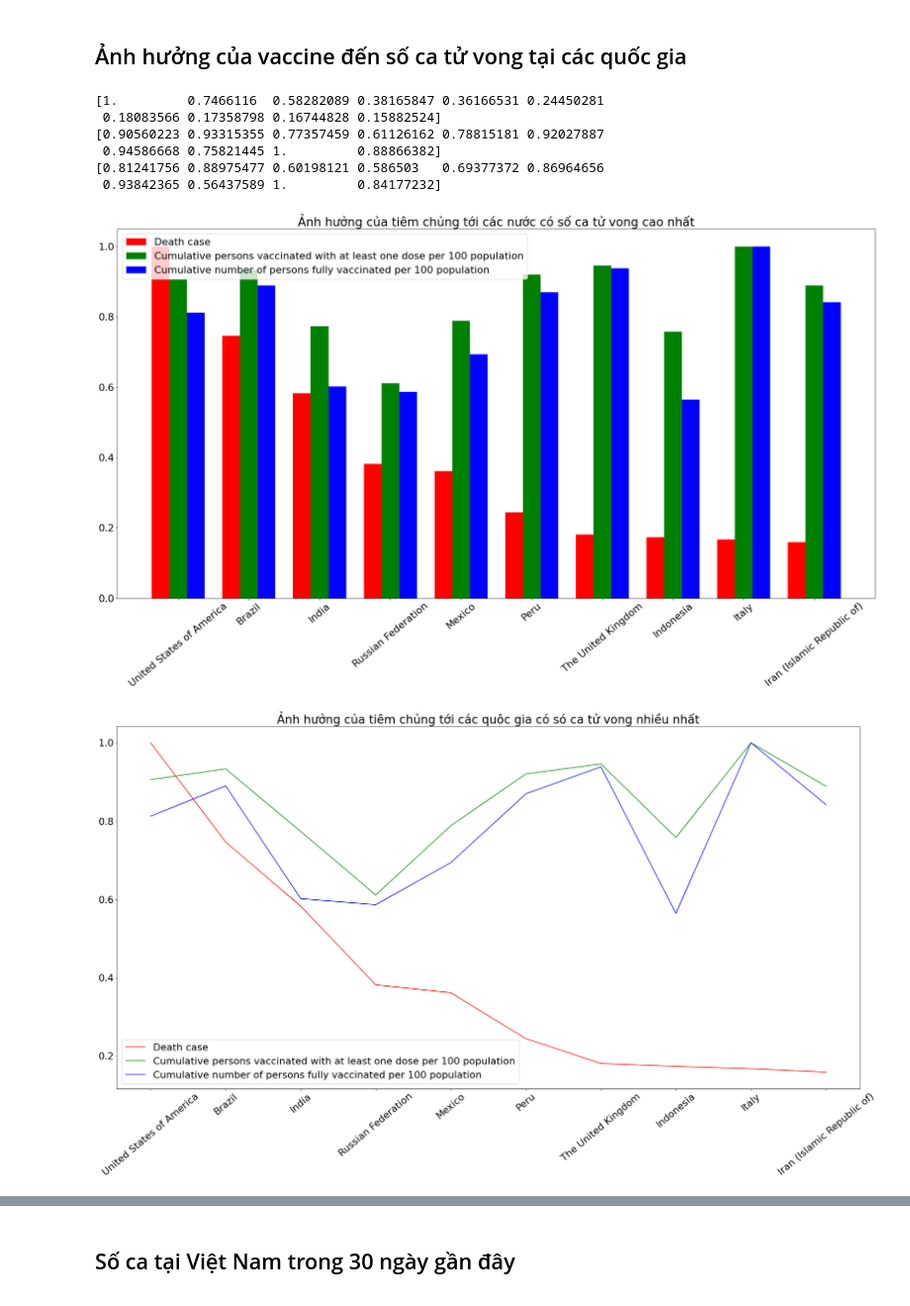
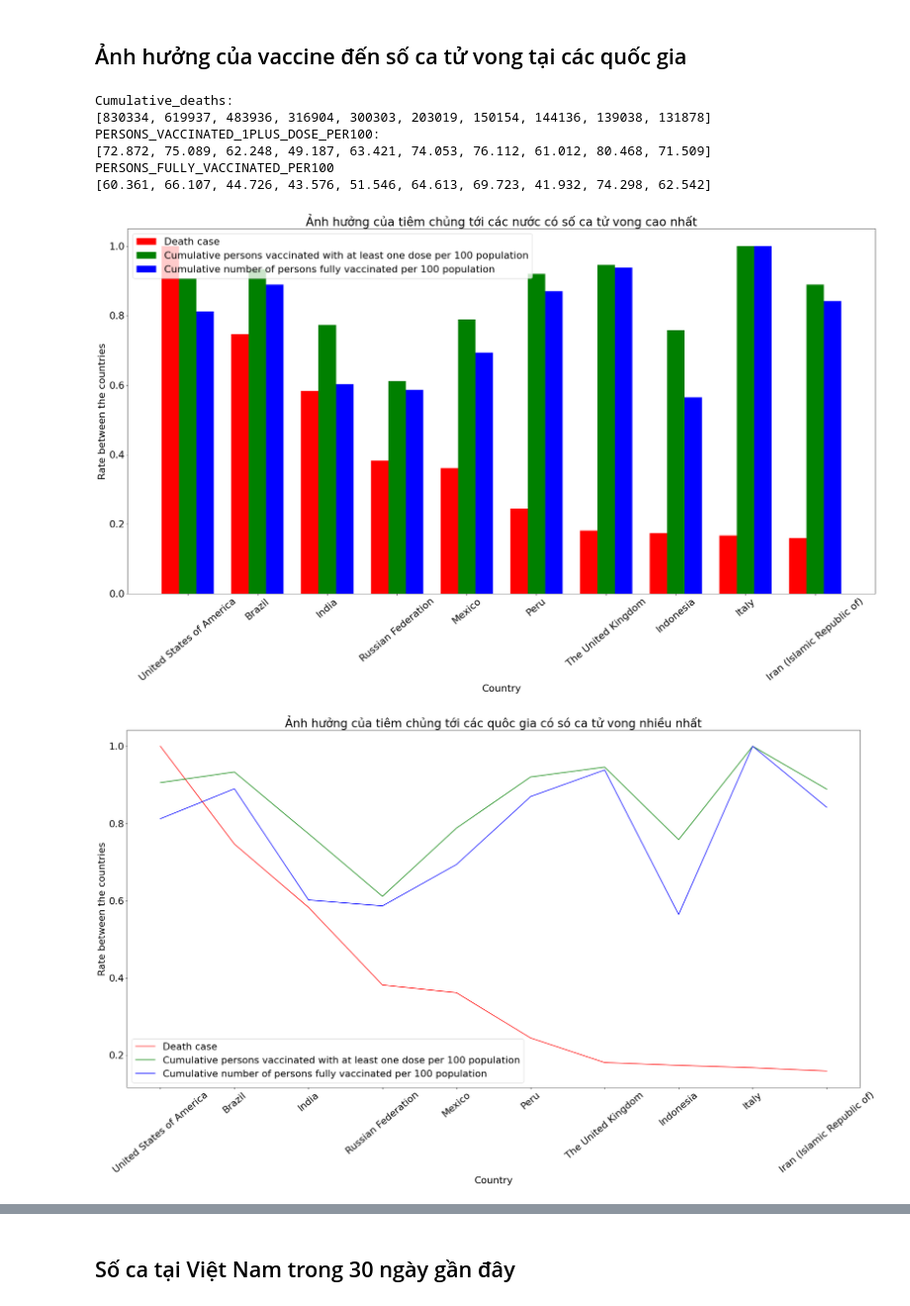
Before and after one commit to hainguyen201/DataManagementAndVisualization, a Jupyter notebook: pyspark/DataCovidAnalysis.ipynb, the cells around one changed output, grey strips where cells are left out. Shown at 99% size. Drawn from its saved outputs; the diff is of its cells as text; code cells hidden in the pictures.

```diff
--- a/pyspark/DataCovidAnalysis.ipynb
+++ b/pyspark/DataCovidAnalysis.ipynb
@@ -686,43 +791,51 @@ total_death_case_and_vaccine=total_death_case.head(10)
 total_death_case_and_vaccine=pd.merge(total_death_case_and_vaccine, vaccin_data, left_on="Country", right_on="COUNTRY")
 
 total_death_list=total_death_case_and_vaccine['Cumulative_deaths'].values.tolist()
+print('Cumulative_deaths:')
+print(total_death_list)
 total_death_list=total_death_list/np.max(total_death_list)
-print(total_death_list)
 total_PERSONS_VACCINATED_1PLUS_DOSE_PER100_list=total_death_case_and_vaccine['PERSONS_VACCINATED_1PLUS_DOSE_PER100'].values.tolist()
+print('PERSONS_VACCINATED_1PLUS_DOSE_PER100:')
+print(total_PERSONS_VACCINATED_1PLUS_DOSE_PER100_list)
 total_PERSONS_VACCINATED_1PLUS_DOSE_PER100_list=total_PERSONS_VACCINATED_1PLUS_DOSE_PER100_list/np.max(total_PERSONS_VACCINATED_1PLUS_DOSE_PER100_list)
-print(total_PERSONS_VACCINATED_1PLUS_DOSE_PER100_list)
 total_PERSONS_FULLY_VACCINATED_PER100_list=total_death_case_and_vaccine['PERSONS_FULLY_VACCINATED_PER100'].values.tolist()
+print('PERSONS_FULLY_VACCINATED_PER100')
+print(total_PERSONS_FULLY_VACCINATED_PER100_list)
 total_PERSONS_FULLY_VACCINATED_PER100_list=total_PERSONS_FULLY_VACCINATED_PER100_list/np.max(total_PERSONS_FULLY_VACCINATED_PER100_list)
-print(total_PERSONS_FULLY_VACCINATED_PER100_list)
+
 
 list_country=total_death_case_and_vaccine['Country'].values.tolist()
 plt.figure(figsize=(30,15))
 list_country_axis=np.arange(len(list_country))
 
 width = 0.25
 
 plt.bar(list_country_axis, total_death_list,width , label = 'Death case', color='red')
 plt.bar(list_country_axis+width, total_PERSONS_VACCINATED_1PLUS_DOSE_PER100_list,width, label = 'Cumulative persons vaccinated with at least one dose per 100 population', color='g')
 plt.bar(list_country_axis+width*2, total_PERSONS_FULLY_VACCINATED_PER100_list, width, label = 'Cumulative number of persons fully vaccinated per 100 population', color='b')
 plt.xticks(list_country_axis+width, list_country, rotation=40)
 plt.title("Ảnh hưởng của tiêm chủng tới các nước có số ca tử vong cao nhất")
+plt.ylabel('Rate between the countries')
+plt.xlabel('Country')
 plt.legend()
 plt.show()
 
 plt.figure(figsize=(30,15))
 plt.plot(list_country, total_death_list , label = 'Death case', color='red')
 plt.plot(list_country, total_PERSONS_VACCINATED_1PLUS_DOSE_PER100_list, label = 'Cumulative persons vaccinated with at least one dose per 100 population', color='g')
 plt.plot(list_country, total_PERSONS_FULLY_VACCINATED_PER100_list, label = 'Cumulative number of persons fully vaccinated per 100 population', color='b')
 plt.xticks(rotation=40)
 plt.title("Ảnh hưởng của tiêm chủng tới các quôc gia có só ca tử vong nhiều nhất")
+plt.ylabel('Rate between the countries')
+plt.xlabel('Country')
 plt.legend()
 plt.show()
 # %% [output]
-[1.         0.7466116  0.58282089 0.38165847 0.36166531 0.24450281
- 0.18083566 0.17358798 0.16744828 0.15882524]
-[0.90560223 0.93315355 0.77357459 0.61126162 0.78815181 0.92027887
- 0.94586668 0.75821445 1.         0.88866382]
-[0.81241756 0.88975477 0.60198121 0.586503   0.69377372 0.86964656
- 0.93842365 0.56437589 1.         0.84177232]
+Cumulative_deaths:
+[830334, 619937, 483936, 316904, 300303, 203019, 150154, 144136, 139038, 131878]
+PERSONS_VACCINATED_1PLUS_DOSE_PER100:
+[72.872, 75.089, 62.248, 49.187, 63.421, 74.053, 76.112, 61.012, 80.468, 71.509]
+PERSONS_FULLY_VACCINATED_PER100
+[60.361, 66.107, 44.726, 43.576, 51.546, 64.613, 69.723, 41.932, 74.298, 62.542]
-[figure, old version]
+[figure, new version]
-[figure, old version]
+[figure, new version]
```
Also changed, not shown: parts of 18 cells of this notebook.
